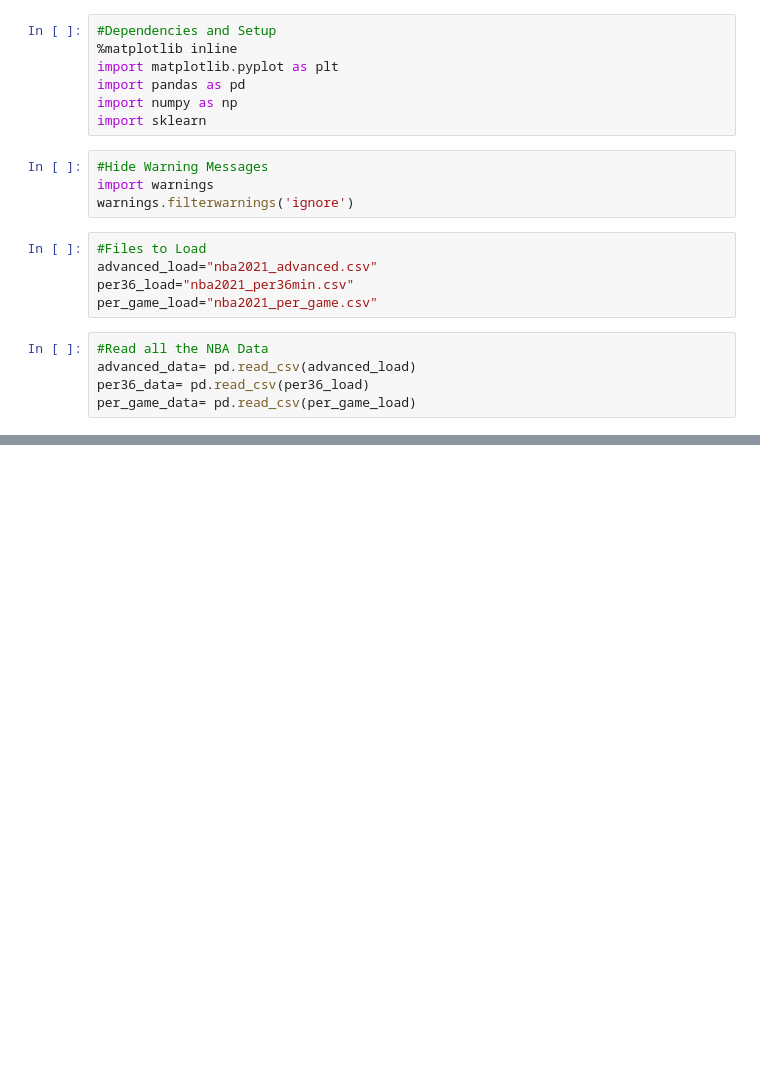
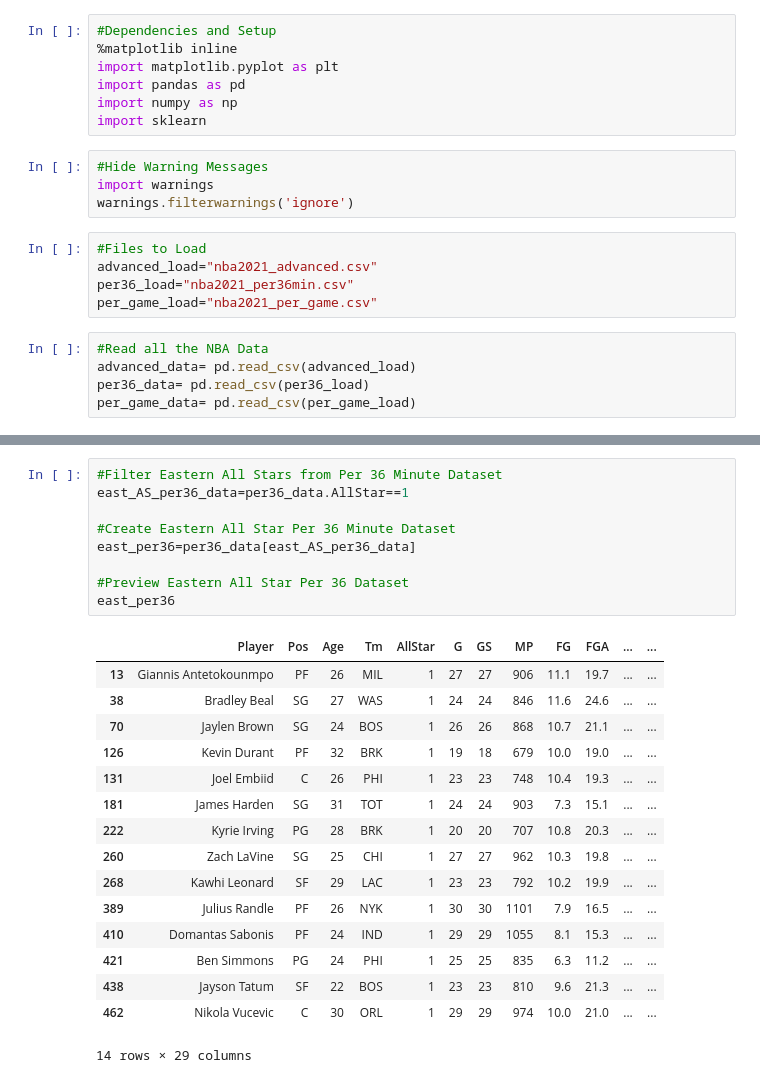
Before and after one commit to shamiltajuddin/NBA-data-21, a Jupyter notebook: NBA_Visuals21.ipynb, the cells around one changed output, grey strips where cells are left out. Saved outputs shown, nothing was run; the diff lists cells and outputs as text; blank space fills up the shorter version.

```diff
--- a/NBA_Visuals21.ipynb
+++ b/NBA_Visuals21.ipynb
@@ -63,0 +106,26 @@ SyntaxError: invalid syntax (<ipython-input-32-82751ee019f4>, line 2)
+# %%
+#Filter Eastern All Stars from Per 36 Minute Dataset
+east_AS_per36_data=per36_data.AllStar==1
+
+#Create Eastern All Star Per 36 Minute Dataset
+east_per36=per36_data[east_AS_per36_data]
+
+#Preview Eastern All Star Per 36 Dataset
+east_per36
+# %% [output]
+|  | Player | Pos | Age | Tm | AllStar | G | GS | MP | FG | FGA | ... | ... |
+| 13 | Giannis Antetokounmpo | PF | 26 | MIL | 1 | 27 | 27 | 906 | 11.1 | 19.7 | ... | ... |
+| 38 | Bradley Beal | SG | 27 | WAS | 1 | 24 | 24 | 846 | 11.6 | 24.6 | ... | ... |
+| 70 | Jaylen Brown | SG | 24 | BOS | 1 | 26 | 26 | 868 | 10.7 | 21.1 | ... | ... |
+| 126 | Kevin Durant | PF | 32 | BRK | 1 | 19 | 18 | 679 | 10.0 | 19.0 | ... | ... |
+| 131 | Joel Embiid | C | 26 | PHI | 1 | 23 | 23 | 748 | 10.4 | 19.3 | ... | ... |
+| 181 | James Harden | SG | 31 | TOT | 1 | 24 | 24 | 903 | 7.3 | 15.1 | ... | ... |
+| 222 | Kyrie Irving | PG | 28 | BRK | 1 | 20 | 20 | 707 | 10.8 | 20.3 | ... | ... |
+| 260 | Zach LaVine | SG | 25 | CHI | 1 | 27 | 27 | 962 | 10.3 | 19.8 | ... | ... |
+| 268 | Kawhi Leonard | SF | 29 | LAC | 1 | 23 | 23 | 792 | 10.2 | 19.9 | ... | ... |
+| 389 | Julius Randle | PF | 26 | NYK | 1 | 30 | 30 | 1101 | 7.9 | 16.5 | ... | ... |
+| 410 | Domantas Sabonis | PF | 24 | IND | 1 | 29 | 29 | 1055 | 8.1 | 15.3 | ... | ... |
+| 421 | Ben Simmons | PG | 24 | PHI | 1 | 25 | 25 | 835 | 6.3 | 11.2 | ... | ... |
+| 438 | Jayson Tatum | SF | 22 | BOS | 1 | 23 | 23 | 810 | 9.6 | 21.3 | ... | ... |
+| 462 | Nikola Vucevic | C | 30 | ORL | 1 | 29 | 29 | 974 | 10.0 | 21.0 | ... | ... |
+14 rows × 29 columns
```
Also changed, not shown: parts of 8 cells of this notebook.
